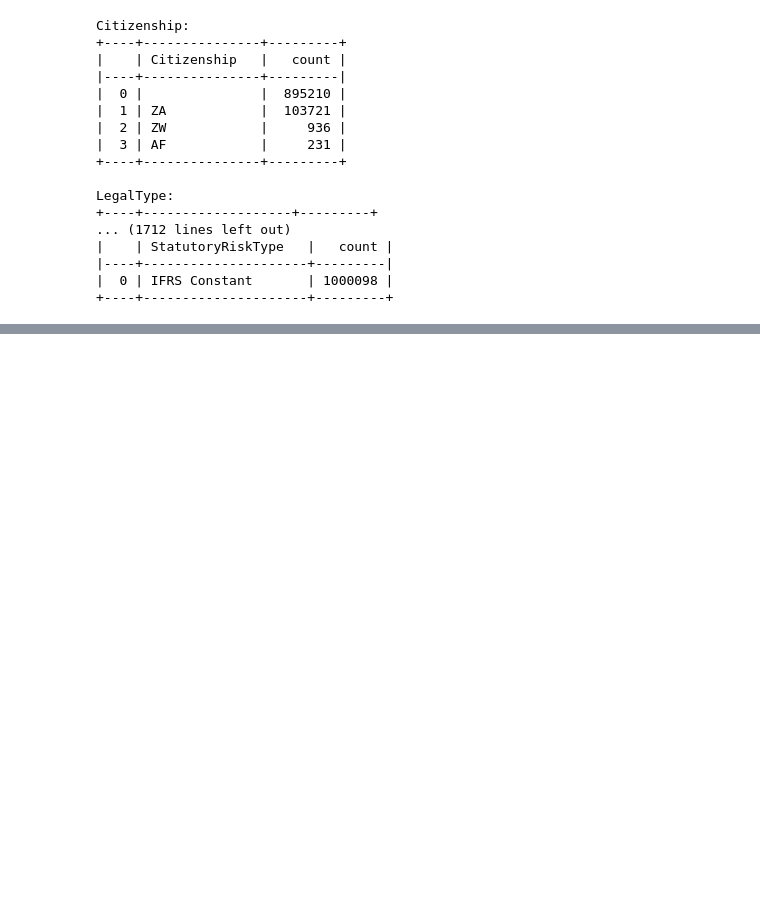
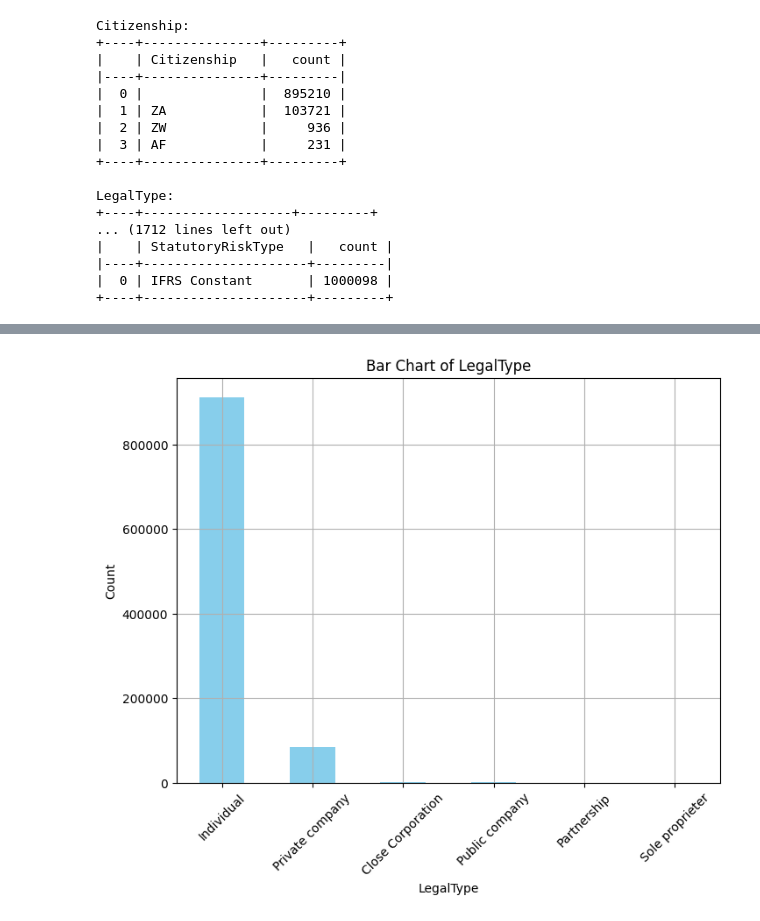
Before and after one commit to abrahamshimelis/AlphaCare-Insurance-Solutions, a Jupyter notebook: notebooks/descriptive-data-analysis.ipynb, the cells around one changed output, grey strips where cells are left out. Saved outputs shown, nothing was run; the diff lists cells and outputs as text; code cells hidden in the pictures; blank space fills up the shorter version.

```diff
--- a/notebooks/descriptive-data-analysis.ipynb
+++ b/notebooks/descriptive-data-analysis.ipynb
@@ -204,0 +228,4 @@ plot_categorical_bar_charts(df_payment_claim)
+# %%
+plot_categorical_bar_chart(df_client, 'LegalType')
+# %% [output]
+[figure, added]
```
Also changed, not shown: parts of 21 cells of this notebook, 2 other files.
